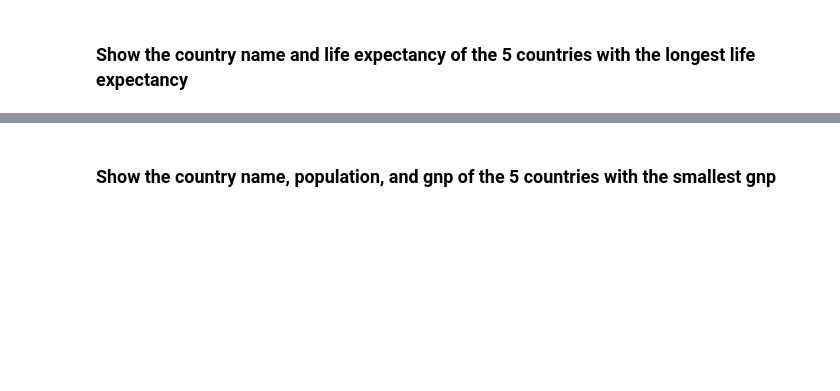
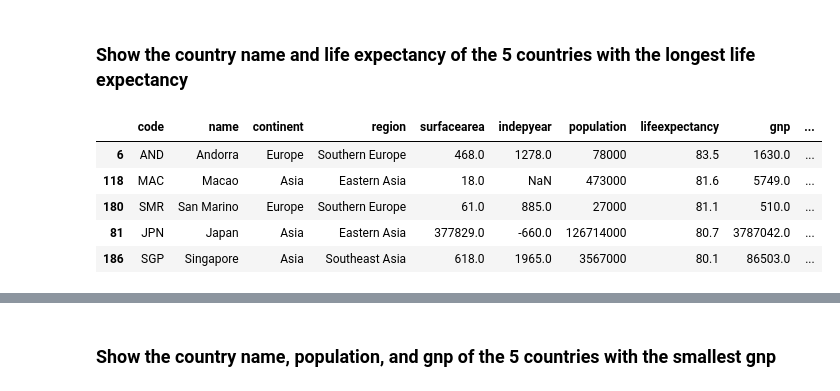
Before and after one commit to LutherCS/dmq-class-pub, a Jupyter notebook: CountryQuestionsRA.ipynb, the cells around one changed output, grey strips where cells are left out. Cells and saved outputs as stored; diff of their text form; code cells hidden in the pictures; blank space fills up the shorter version.

```diff
--- a/CountryQuestionsRA.ipynb
+++ b/CountryQuestionsRA.ipynb
@@ -42,4 +120,13 @@ country.query("region == 'Middle East'").project(['name','region'])
 # %% [markdown]
 ### Show the country name and life expectancy of the 5 countries with the longest life expectancy
+# %%
+country.sort(['lifeexpectancy'], ascending=False).head(5)
+# %% [output]
+|  | code | name | continent | region | surfacearea | indepyear | population | lifeexpectancy | gnp | ... |
+| 6 | AND | Andorra | Europe | Southern Europe | 468.0 | 1278.0 | 78000 | 83.5 | 1630.0 | ... |
+| 118 | MAC | Macao | Asia | Eastern Asia | 18.0 | NaN | 473000 | 81.6 | 5749.0 | ... |
+| 180 | SMR | San Marino | Europe | Southern Europe | 61.0 | 885.0 | 27000 | 81.1 | 510.0 | ... |
+| 81 | JPN | Japan | Asia | Eastern Asia | 377829.0 | -660.0 | 126714000 | 80.7 | 3787042.0 | ... |
+| 186 | SGP | Singapore | Asia | Southeast Asia | 618.0 | 1965.0 | 3567000 | 80.1 | 86503.0 | ... |
 # %%
 country.project(['name', 'lifeexpectancy']).sort(['lifeexpectancy'],ascending=False).head(5)
```
Also changed, not shown: parts of 26 cells of this notebook, 1 other file.
